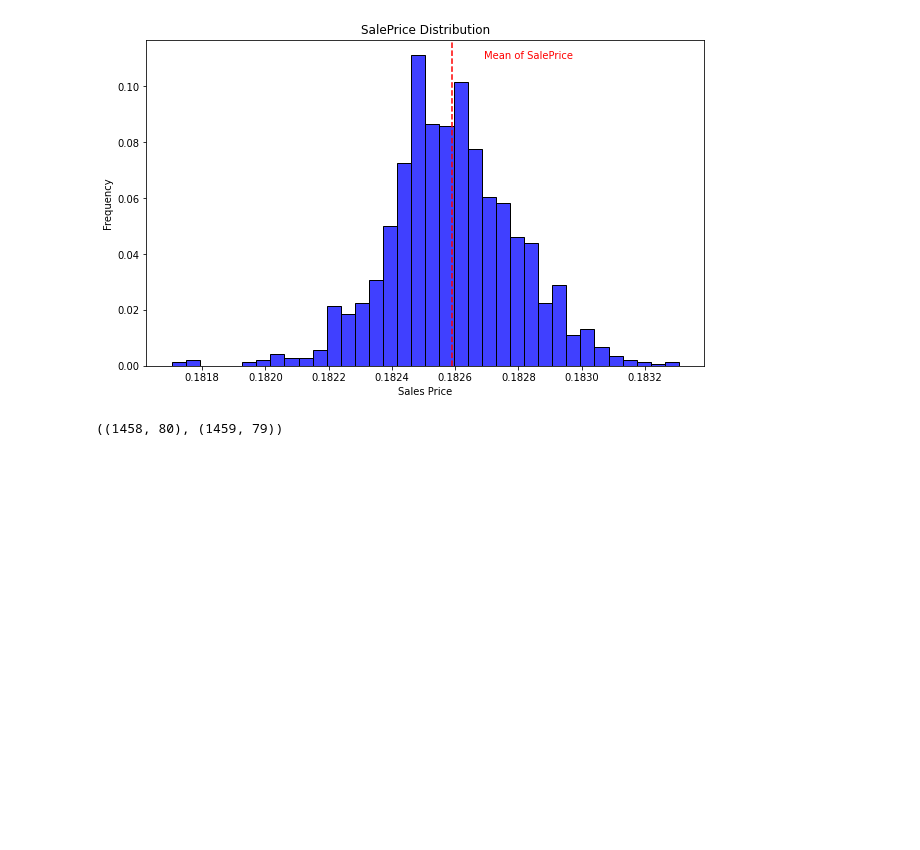
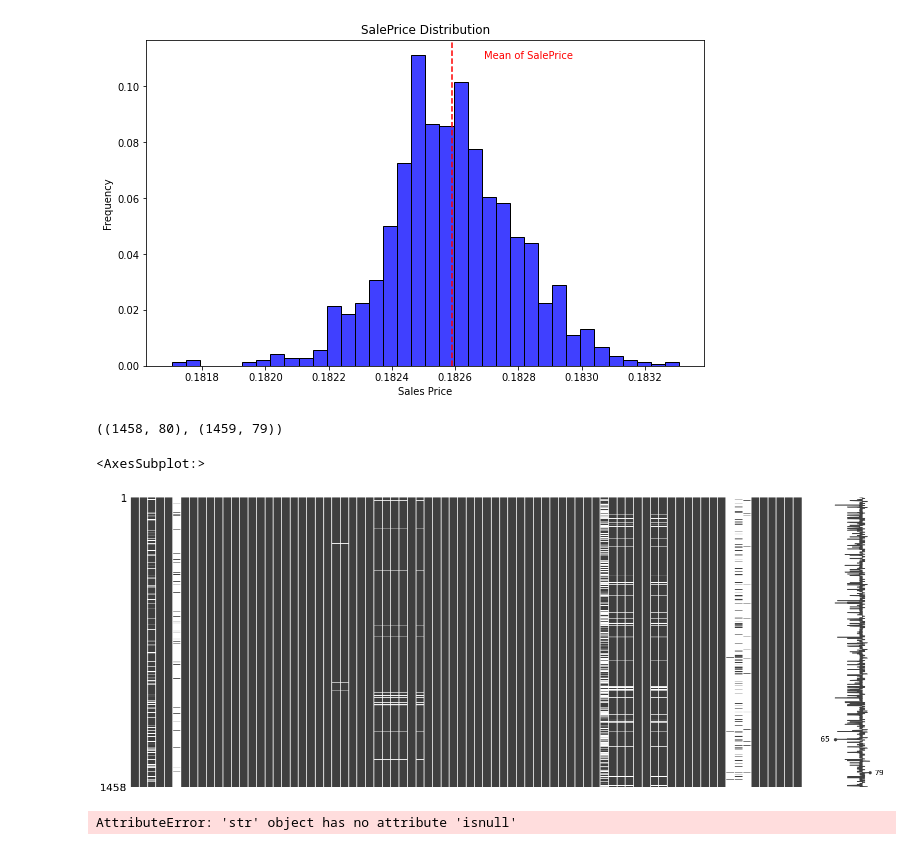
Before and after one commit to tiobi/personal_kaggle, a Jupyter notebook: house-prices/1st_submission.ipynb, the cells around one changed output. Drawn from its saved outputs; the diff is of its cells as text; code cells hidden in the pictures; blank space fills up the shorter version.

```diff
--- a/house-prices/1st_submission.ipynb
+++ b/house-prices/1st_submission.ipynb
@@ -96,3 +96,15 @@ train_data.shape, test_data.shape
 train_data.shape, test_data.shape
 # %% [output]
 ((1458, 80), (1459, 79))
+# %%
+msno.matrix(df = train_data)
+# %% [output]
+<AxesSubplot:>
+[figure, added]
+# %%
+for col in train_data.columns:
+    if type(col[0]) == 'int' or 'float':
+        if col.isnull().any():
+            print("col: {:10>} | MSNO: {:4} | Percentage: {:.2f}%".format(col, col.isnull().sum(), 100* col.isnull().sum()/len(col)))
+# %% [output]
+AttributeError: 'str' object has no attribute 'isnull'
```
Also changed, not shown: parts of 1 cell of this notebook, 2 other files.
